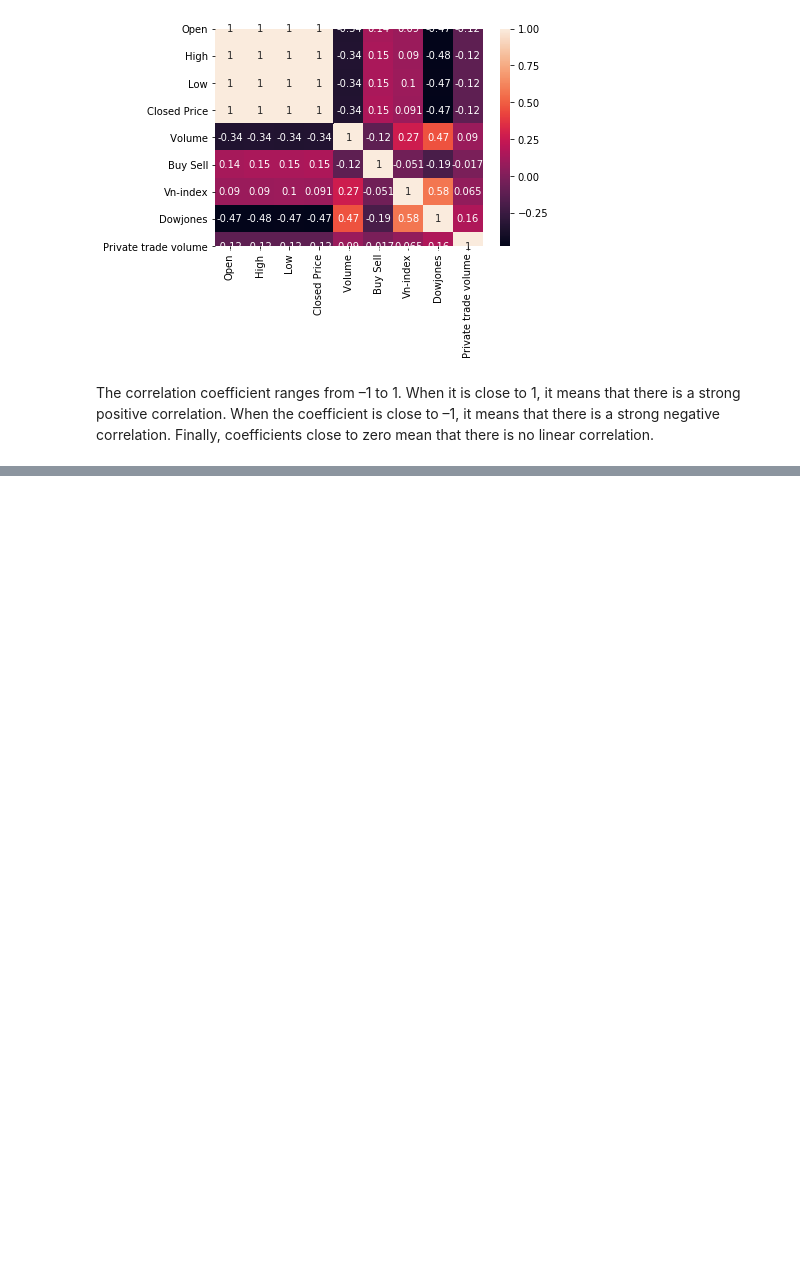
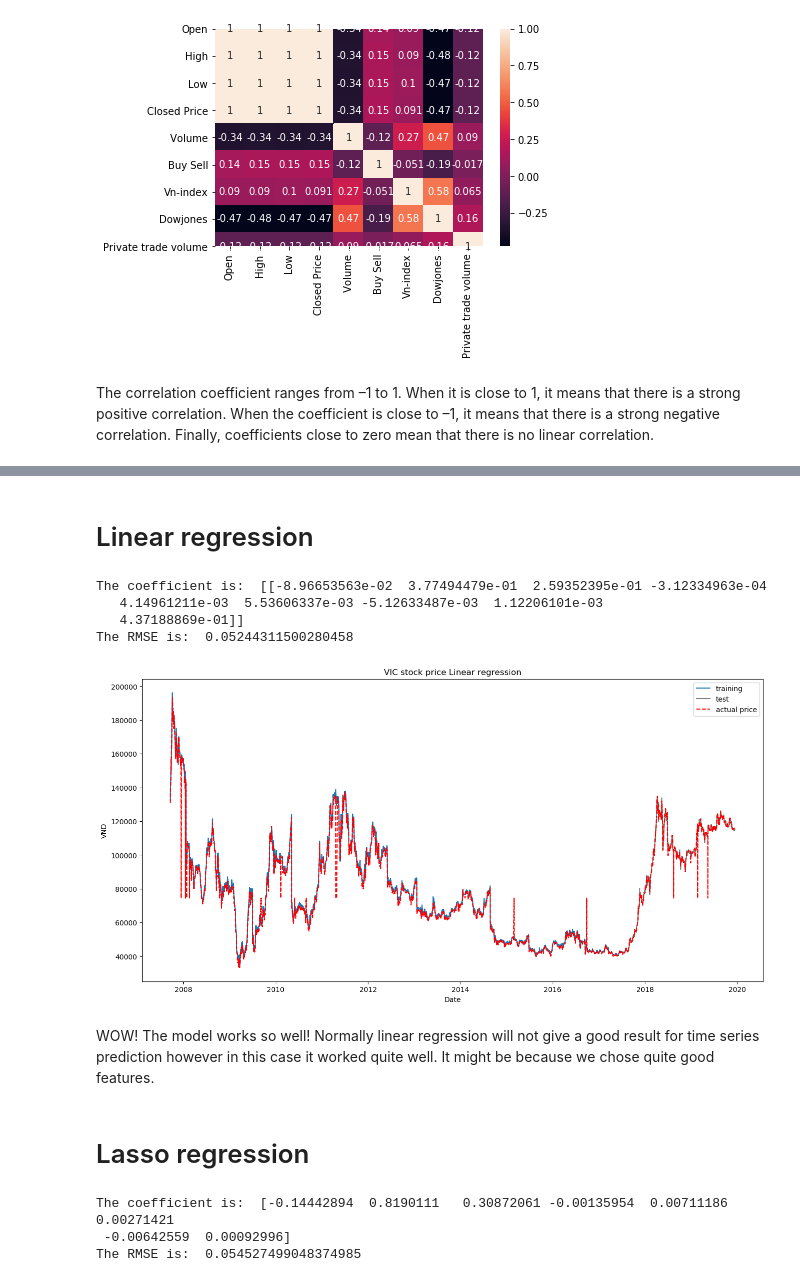
Before and after one commit to lazykat031192/pythonprojectfinal, a Jupyter notebook: pythonfinalproject.ipynb, the cells around one changed output, grey strips where cells are left out. Cells and saved outputs as stored; diff of their text form; code cells hidden in the pictures; blank space fills up the shorter version.

```diff
--- a/pythonfinalproject.ipynb
+++ b/pythonfinalproject.ipynb
@@ -133,0 +174,70 @@ linear correlation.
+# %% [markdown]
+# Linear regression
+# %%
+from sklearn.metrics import mean_squared_error
+from sklearn import linear_model
+
+#drop Date, Closed Price
+train_attribute=np.array(train.drop(['Date','Closed Price'],axis=1))
+train_price=np.array(train['Closed Price']).reshape(-1,1)
+test_attribute=np.array(test.drop(['Date','Closed Price'],axis=1))
+test_price=np.array(test['Closed Price']).reshape(-1,1)
+
+#Feature scaling
+from sklearn.preprocessing import StandardScaler
+scaler = StandardScaler()
+train_attribute_sc=scaler.fit_transform(train_attribute)
+test_attribute_sc=scaler.fit_transform(test_attribute)
+train_price_sc=scaler.fit_transform(train_price)
+test_price_sc=scaler.fit_transform(test_price)
+
+#Linear regression
+reg = linear_model.LinearRegression()
+reg.fit(train_attribute_sc, train_price_sc)
+test_prediction=reg.predict(test_attribute_sc)
+lin_mse = mean_squared_error(test_price_sc, test_prediction)
+lin_rmse = np.sqrt(lin_mse)  #RSME of test set not on training set
+print('The coefficient is: ',reg.coef_)
+print('The RMSE is: ',lin_rmse)
+# %% [output]
+The coefficient is:  [[-8.96653563e-02  3.77494479e-01  2.59352395e-01 -3.12334963e-04
+   4.14961211e-03  5.53606337e-03 -5.12633487e-03  1.12206101e-03
+   4.37188869e-01]]
+The RMSE is:  0.05244311500280458
+# %%
+#draw graph of stock price,we want to draw graph with original price not the scaled price
+reg = linear_model.LinearRegression()
+reg.fit(train_attribute, train_price)
+reg.fit(test_attribute, test_price)
+train['predict price']=reg.predict(train_attribute)
+test['predict price']=reg.predict(test_attribute)
+plt.figure(figsize=(16, 8), dpi=100)
+plt.plot(train['Date'], train['predict price'], label='training')
+plt.plot(test['Date'],test['predict price'],label='test', color='gray')
+plt.plot(VIC_new['Date'], VIC_new['Closed Price'],label='actual price',color='red',linestyle='--')
+plt.xlabel('Date')
+plt.ylabel('VND')
+plt.title('VIC stock price Linear regression')
+plt.legend(loc='best')
+plt.show()
+#test['predict price'].to_csv("C:/Users/DELL/Desktop/train.csv")
+# %% [output]
+[figure, added]
+# %% [markdown]
+
+WOW! The model works so well! Normally linear regression will not give a good result for time series prediction however in this case it worked quite well. It might be because we chose quite good features.
+# %% [markdown]
+# Lasso regression
+# %%
+#Lets try Lasso
+reg1 = linear_model.Lasso(alpha=0.00001)
+reg1.fit(train_attribute_sc, train_price_sc)
+test_prediction=reg1.predict(test_attribute_sc)
+lasso_mse = mean_squared_error(test_price_sc, test_prediction)
+lasso_rmse = np.sqrt(lasso_mse)
+print('The coefficient is: ',reg1.coef_)
+print('The RMSE is: ',lasso_rmse)
+# %% [output]
+The coefficient is:  [-0.14442894  0.8190111   0.30872061 -0.00135954  0.00711186  0.00271421
+ -0.00642559  0.00092996]
+The RMSE is:  0.054527499048374985
```
Also changed, not shown: parts of 51 cells of this notebook.
